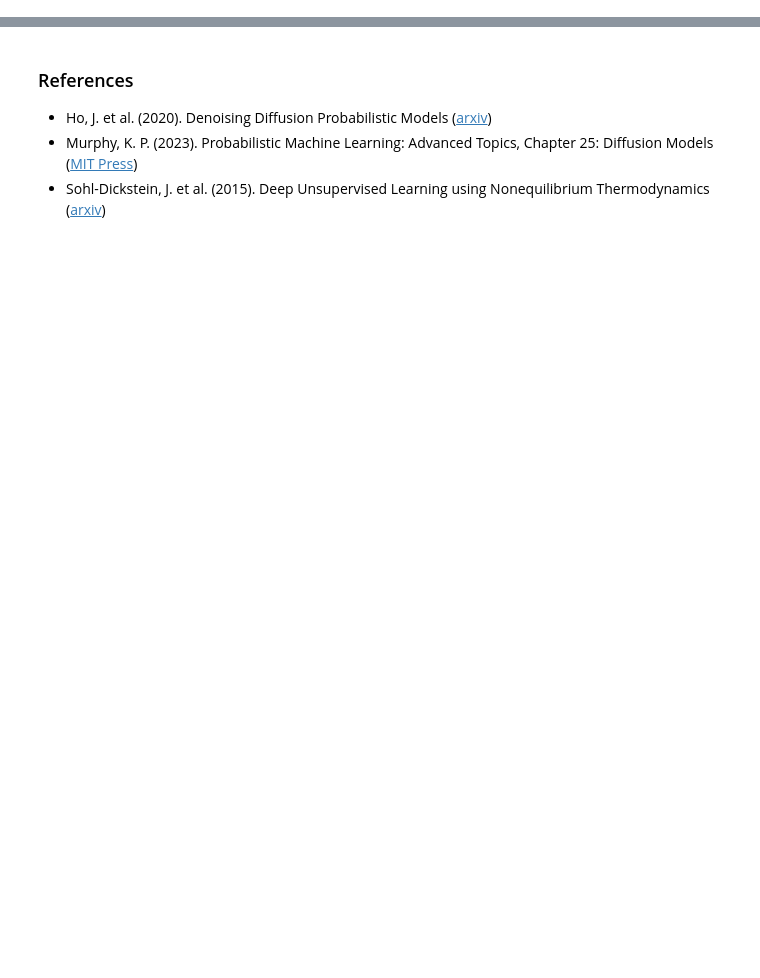
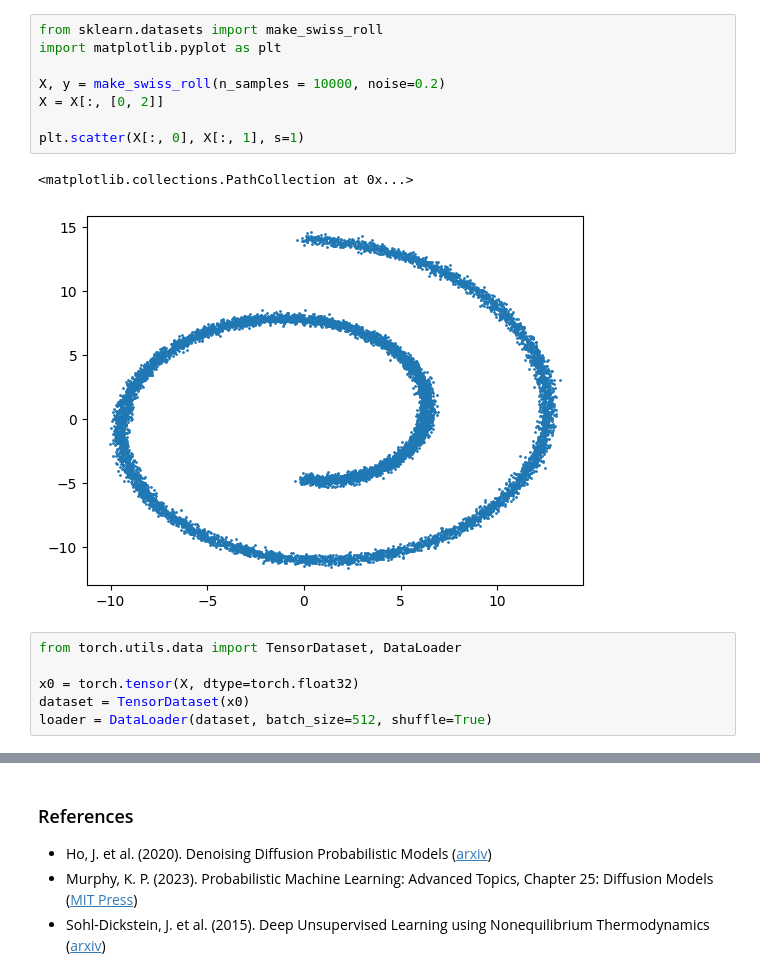
Before and after one commit to j9smith/generative-modelling, a Jupyter notebook: 4. Diffusion Models/4.1 Denoising Diffusion Probabilistic Models.ipynb, the cells around one changed output, grey strips where cells are left out. Cells and saved outputs as stored; diff of their text form; blank space fills up the shorter version.

```diff
--- a/4. Diffusion Models/4.1 Denoising Diffusion Probabilistic Models.ipynb
+++ b/4. Diffusion Models/4.1 Denoising Diffusion Probabilistic Models.ipynb
@@ -326,0 +452,17 @@ $$\mathcal{L}(\theta)=\mathbb{E}\left[||\epsilon-\hat{\epsilon}_\theta(x_t,t)||^
+# %%
+from sklearn.datasets import make_swiss_roll
+import matplotlib.pyplot as plt
+
+X, y = make_swiss_roll(n_samples = 10000, noise=0.2)
+X = X[:, [0, 2]]
+
+plt.scatter(X[:, 0], X[:, 1], s=1)
+# %% [output]
+<matplotlib.collections.PathCollection at 0x...>
+[figure, added]
+# %%
+from torch.utils.data import TensorDataset, DataLoader
+
+x0 = torch.tensor(X, dtype=torch.float32)
+dataset = TensorDataset(x0)
+loader = DataLoader(dataset, batch_size=512, shuffle=True)
```
Also changed, not shown: parts of 11 cells of this notebook.
